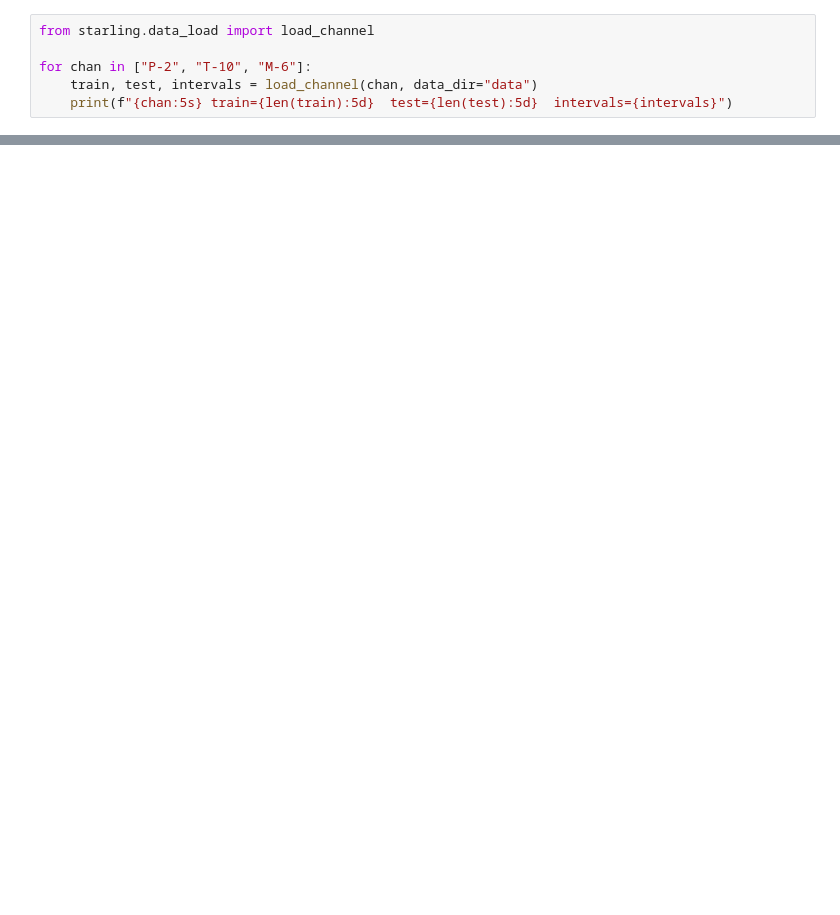
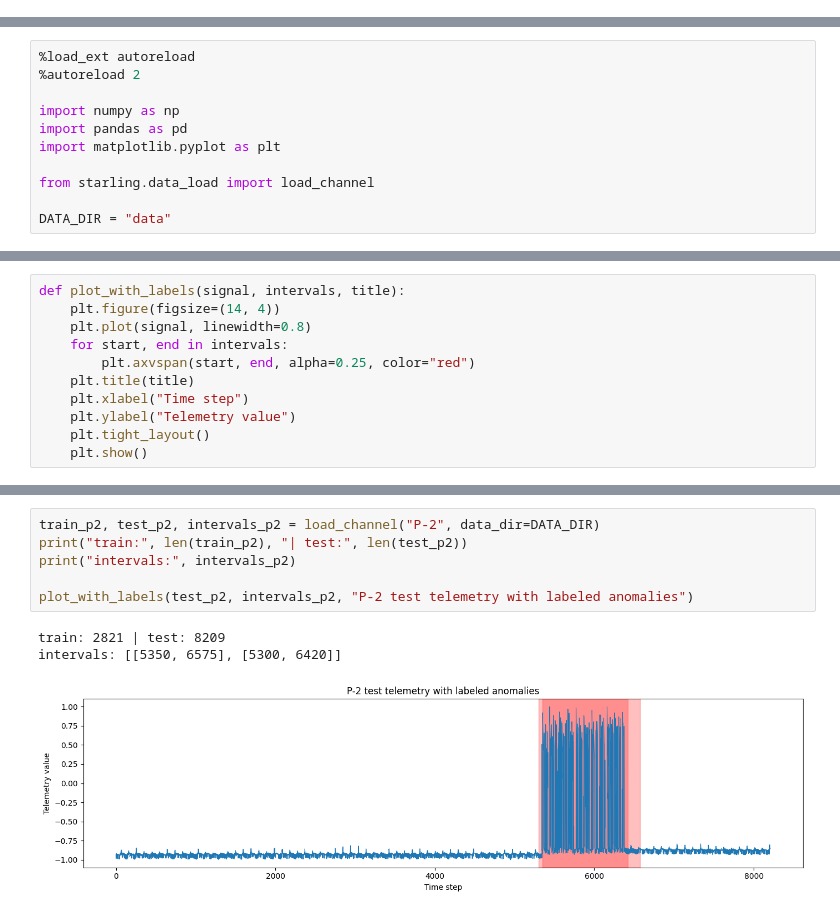
Before and after one commit to mhmd-81/Starling, a Jupyter notebook: lab.ipynb, the cells around one changed output, grey strips where cells are left out. Saved outputs shown, nothing was run; the diff lists cells and outputs as text; blank space fills up the shorter version.

Commit message:
applied every new features to read p-2 data

```diff
--- a/lab.ipynb
+++ b/lab.ipynb
@@ -335,6 +0,0 @@ Deviations in (threshold, 0.0588]: 0
-# %%
-from starling.data_load import load_channel
-
-for chan in ["P-2", "T-10", "M-6"]:
-    train, test, intervals = load_channel(chan, data_dir="data")
-    print(f"{chan:5s} train={len(train):5d}  test={len(test):5d}  intervals={intervals}")
@@ -344,0 +27,11 @@ M-6   train= 1565  test= 2049  intervals=[[1850, 2030]]
+# %%
+%load_ext autoreload
+%autoreload 2
+
+import numpy as np
+import pandas as pd
+import matplotlib.pyplot as plt
+
+from starling.data_load import load_channel
+
+DATA_DIR = "data"
@@ -344,0 +93,11 @@ M-6   train= 1565  test= 2049  intervals=[[1850, 2030]]
+# %%
+def plot_with_labels(signal, intervals, title):
+    plt.figure(figsize=(14, 4))
+    plt.plot(signal, linewidth=0.8)
+    for start, end in intervals:
+        plt.axvspan(start, end, alpha=0.25, color="red")
+    plt.title(title)
+    plt.xlabel("Time step")
+    plt.ylabel("Telemetry value")
+    plt.tight_layout()
+    plt.show()
@@ -344,0 +112,10 @@ M-6   train= 1565  test= 2049  intervals=[[1850, 2030]]
+# %%
+train_p2, test_p2, intervals_p2 = load_channel("P-2", data_dir=DATA_DIR)
+print("train:", len(train_p2), "| test:", len(test_p2))
+print("intervals:", intervals_p2)
+
+plot_with_labels(test_p2, intervals_p2, "P-2 test telemetry with labeled anomalies")
+# %% [output]
+train: 2821 | test: 8209
+intervals: [[5350, 6575], [5300, 6420]]
+[figure, added]
```
Also changed, not shown: parts of 42 cells of this notebook, 2 other files.
